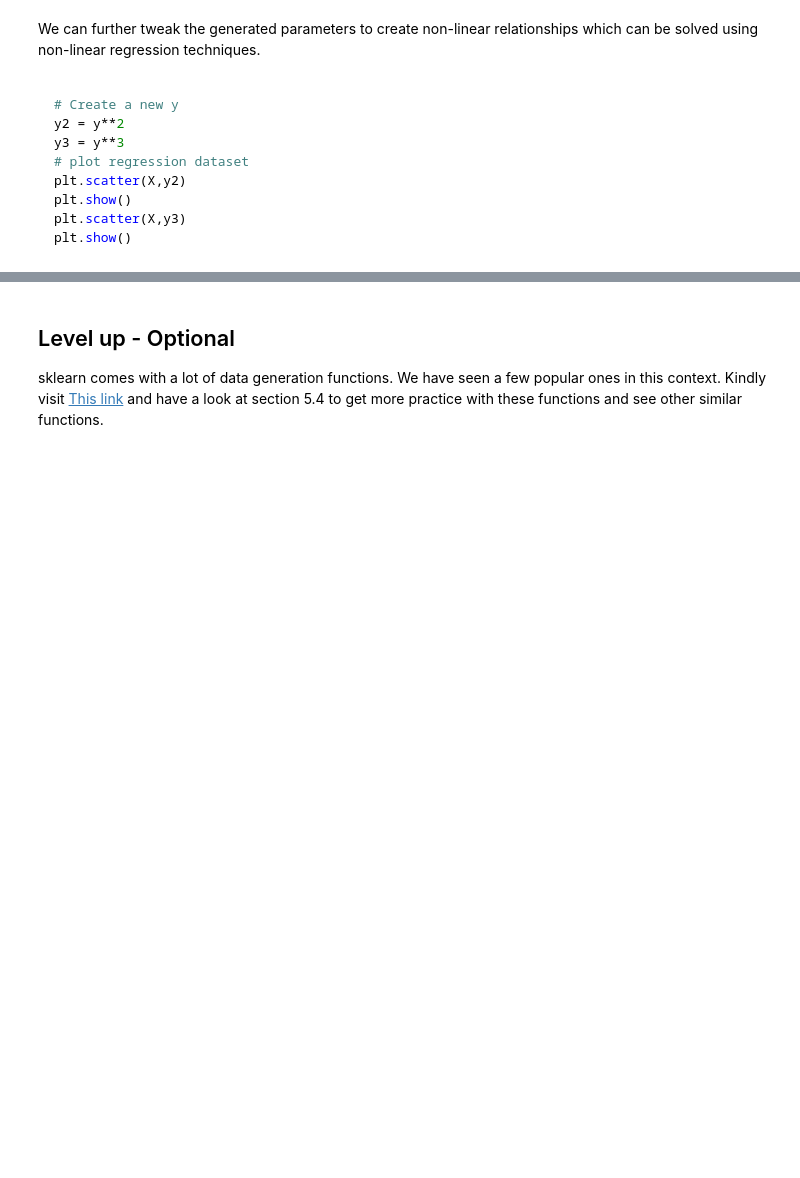
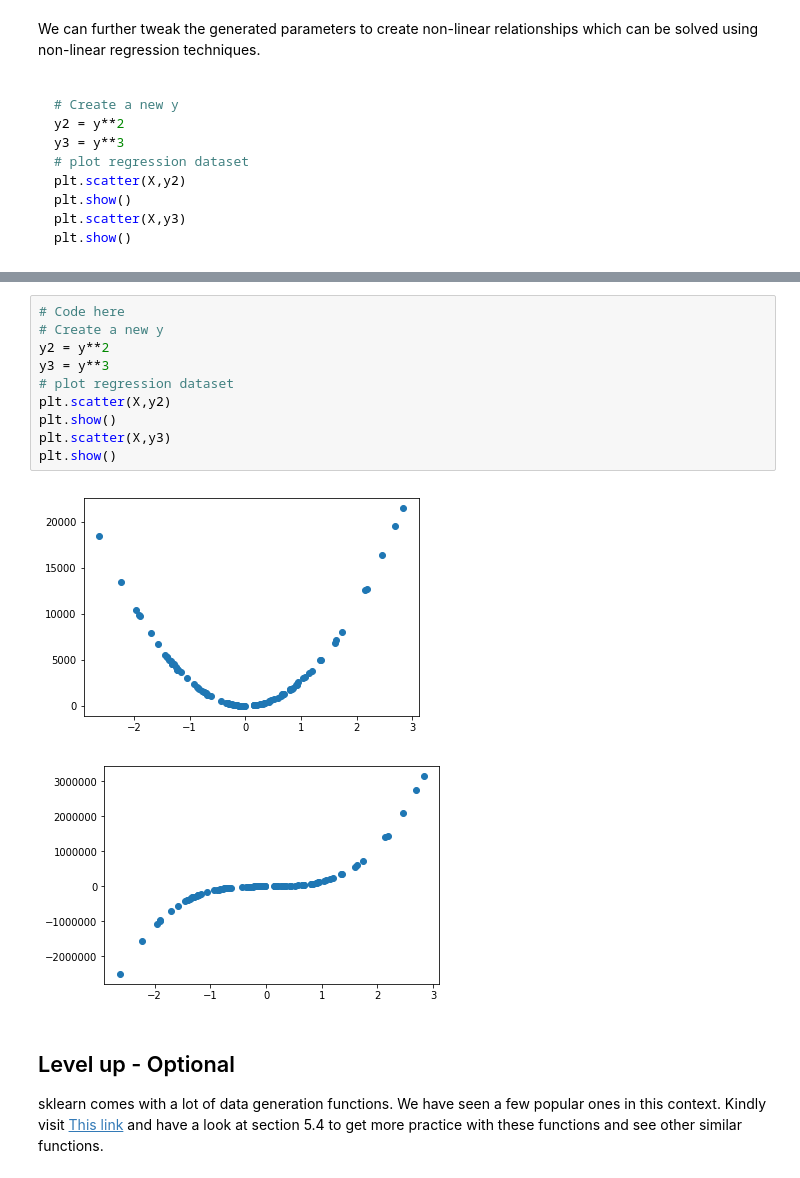
Before and after one commit to matthewsparr/dsc-2-23-05-data-generation-process-code-along-online-ds-sp-000, a Jupyter notebook: index.ipynb, the cells around one changed output, grey strips where cells are left out. Cells and saved outputs as stored; diff of their text form; blank space fills up the shorter version.

```diff
--- a/index.ipynb
+++ b/index.ipynb
@@ -173,3 +168,16 @@ plt.show()
+# %%
+# Code here
+# Create a new y
+y2 = y**2
+y3 = y**3
+# plot regression dataset
+plt.scatter(X,y2)
+plt.show()
+plt.scatter(X,y3)
+plt.show()
+# %% [output]
+[figure, added]
+[figure, added]
 # %% [markdown]
 ## Level up - Optional
 
```
Also changed, not shown: parts of 1 cell of this notebook.
